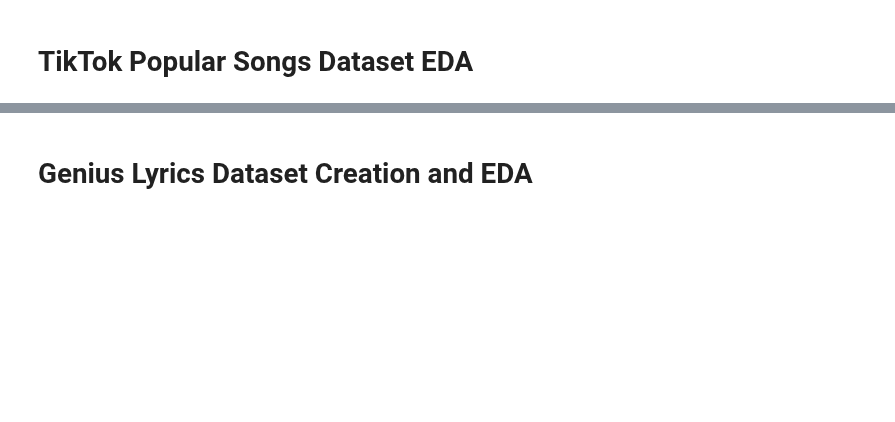
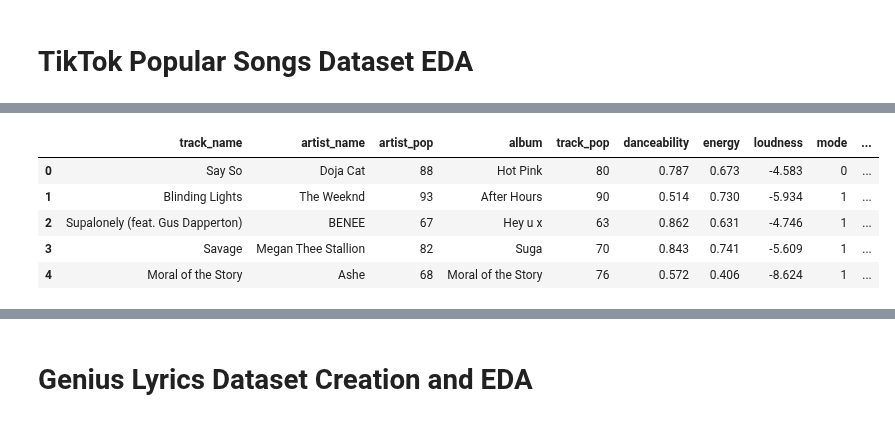
Before and after one commit to Joseph-Willem-Ricci/5450-final-project, a Jupyter notebook: CIS5450_Project.ipynb, the cells around one changed output, grey strips where cells are left out. Cells and saved outputs as stored; diff of their text form; code cells hidden in the pictures; blank space fills up the shorter version.

```diff
--- a/CIS5450_Project.ipynb
+++ b/CIS5450_Project.ipynb
@@ -206,0 +295,9 @@ We are able to provide audio features for 16.48% of songs in df_charts, for a to
+# %%
+df_tiktok_20.head()
+# %% [output]
+|  | track_name | artist_name | artist_pop | album | track_pop | danceability | energy | loudness | mode | ... |
+| 0 | Say So | Doja Cat | 88 | Hot Pink | 80 | 0.787 | 0.673 | -4.583 | 0 | ... |
+| 1 | Blinding Lights | The Weeknd | 93 | After Hours | 90 | 0.514 | 0.730 | -5.934 | 1 | ... |
+| 2 | Supalonely (feat. Gus Dapperton) | BENEE | 67 | Hey u x | 63 | 0.862 | 0.631 | -4.746 | 1 | ... |
+| 3 | Savage | Megan Thee Stallion | 82 | Suga | 70 | 0.843 | 0.741 | -5.609 | 1 | ... |
+| 4 | Moral of the Story | Ashe | 68 | Moral of the Story | 76 | 0.572 | 0.406 | -8.624 | 1 | ... |
```
Also changed, not shown: parts of 39 cells of this notebook, 1 other file.
